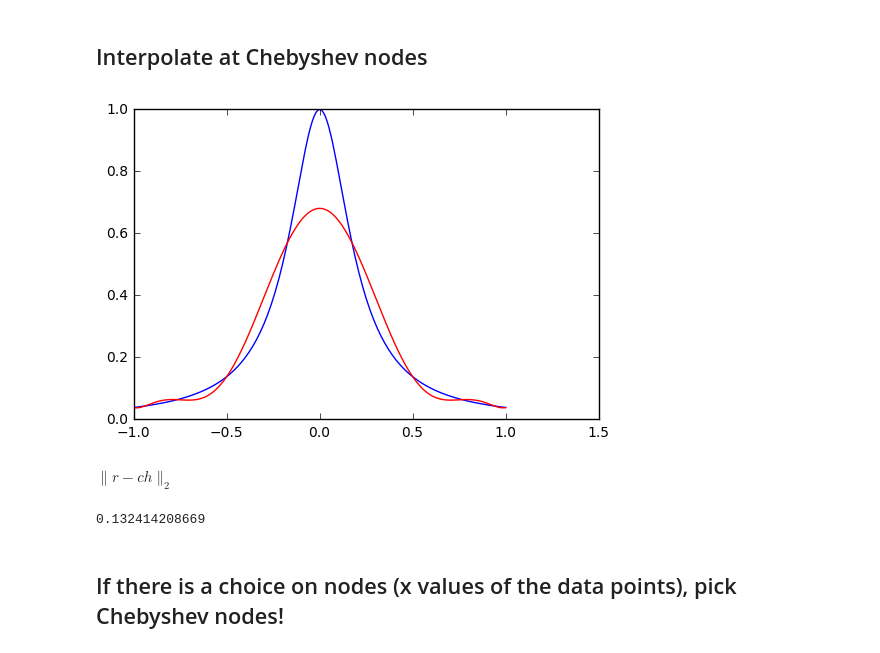
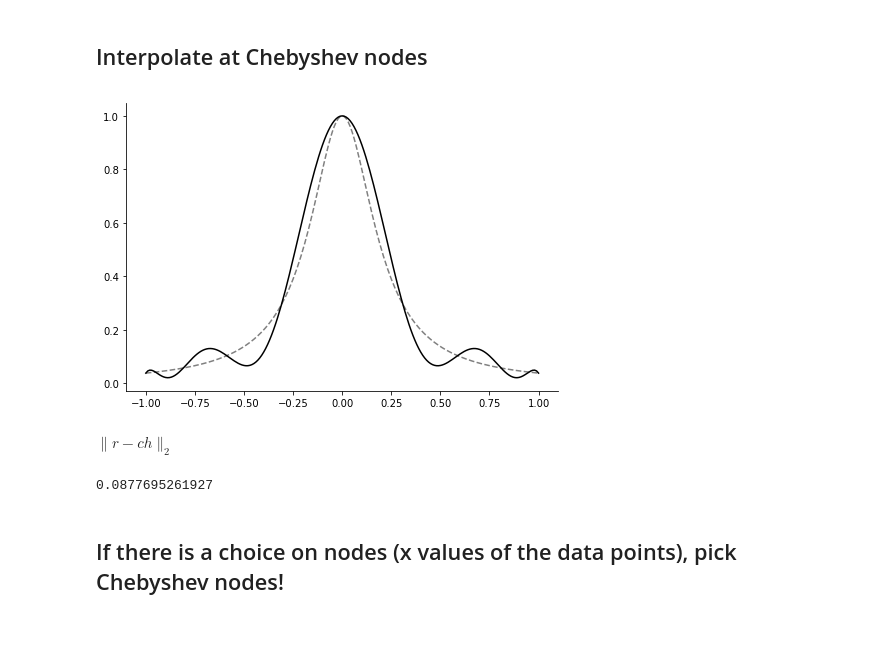
Before and after one commit to Numerical-Analysis/course, a Jupyter notebook: nbs/PolyInterpError.ipynb, the cells around one changed output. Cells and saved outputs as stored; diff of their text form; code cells hidden in the pictures.

```diff
--- a/nbs/PolyInterpError.ipynb
+++ b/nbs/PolyInterpError.ipynb
@@ -33,9 +33,3 @@ print PolyInter(x,y)
 [ 1.  -0.5  0.5]
 # %% [markdown]
 ## Runge function effect
-# %%
-def r(x): return 1/(np.power(5*x,2)+1)
-x = np.arange(-1,1,0.05)
-plt.plot(x,r(x),x,0*x,'k')
-plt.title(r'$y=\frac{1}{1+25x^2}$')
-plt.show()
@@ -124,29 +145,39 @@ print math.sqrt(d_p9[0])
 ## Interpolate at Chebyshev nodes
 # %%
 # generate chebyshev nodes
-a = np.arange(0, 10, 1.0)
+a = np.arange(0, 11, 1.0)
 import math
-ch_nodes = np.cos(math.pi*a/9)
+ch_nodes = np.cos(math.pi*a/10)
 c_ch = PolyInter(ch_nodes,r(ch_nodes))
 x = np.arange(-1,1.01,0.01)
-y = np.array([x**i for i in range(10)])
-plt.plot(x, r(x), x, np.dot(y.T,c_ch),'r')
+y = np.array([x**i for i in range(11)])
+#plt.plot(x, r(x), x, np.dot(y.T,c_ch),'r')
+#plt.show()
+che = plt.figure()
+ax = che.add_axes([0, 0, 1, 1])
+ax.spines['top'].set_visible(False)
+ax.spines['right'].set_visible(False)
+ax.spines['bottom'].set_visible(True)
+ax.spines['left'].set_visible(True)
+plt.plot(x, r(x),linestyle='--', color='grey')
+plt.plot(x, np.dot(y.T,c_ch),'k')
 plt.show()
+che.savefig("./fig/pcheb.pdf", bbox_inches='tight')
 # %% [output]
-[figure, old version]
+[figure, new version]
 # %% [markdown]
 $\|r - ch\|_2$
 # %%
 # define this poly with chebyshev nodes
 def ch(x):
-    vx = np.array([x**i for i in range(10)])
+    vx = np.array([x**i for i in range(11)])
     return np.inner(vx,c_ch)
 def dch(x): return abs(ch(x)-r(x))**2
 # quad is taking integration from -1 to 1
 d_ch = quad(dch, -1,1)
 print math.sqrt(d_ch[0])
 # %% [output]
-0.132414208669
+0.0877695261927
 # %% [markdown]
 ## If there is a choice on nodes (x values of the data points), pick Chebyshev nodes!
 # %% [markdown]
```
Also changed, not shown: parts of 6 cells of this notebook.
